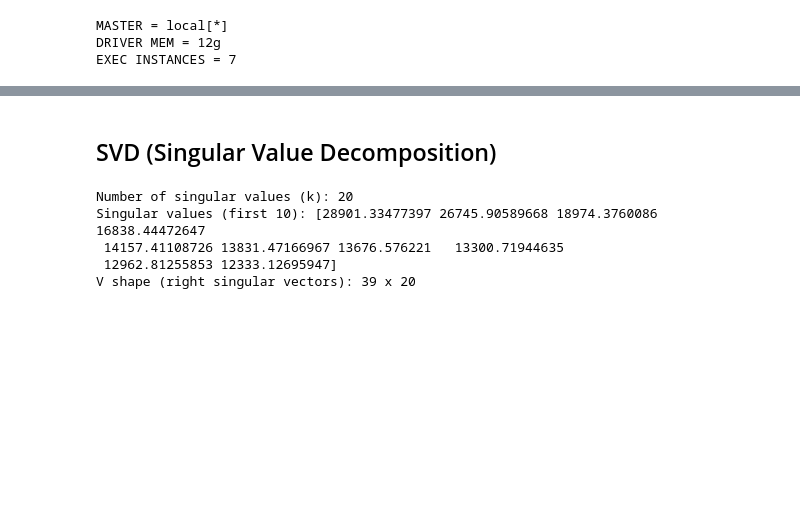
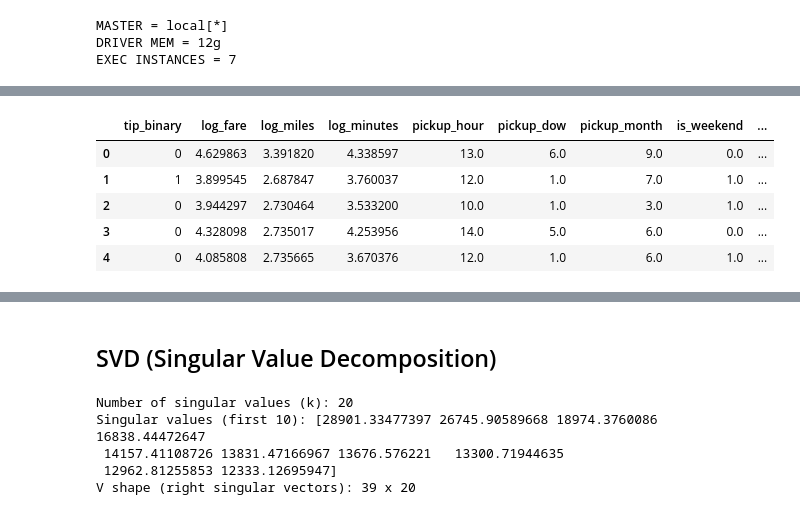
Before and after one commit to javageek2018/SparkGroupProject, a Jupyter notebook: final_model_232r.ipynb, the cells around one changed output, grey strips where cells are left out. Cells and saved outputs as stored; diff of their text form; code cells hidden in the pictures; blank space fills up the shorter version.

```diff
--- a/final_model_232r.ipynb
+++ b/final_model_232r.ipynb
@@ -69,0 +150,90 @@ EXEC INSTANCES = 7
+# %%
+num_cols = [
+    "log_fare",
+    "log_miles",
+    "log_minutes",
+    "tolls",
+    "congestion_surcharge",
+    "airport_fee",
+    "pickup_hour",
+    "pickup_dow",
+    "pickup_month",
+    "is_weekend",
+    "is_night",
+    "has_airport_fee",
+    "has_congestion_fee",
+    "total_surcharges",
+    "fare_per_mile"
+]
+
+# target (tip)
+df1 = df.withColumn("tip_binary", F.when(F.col("tips").cast("double") > 0, 1).otherwise(0))
+
+# numeric sanity casts first
+df1 = (
+    df1
+    .withColumn("base_passenger_fare", F.col("base_passenger_fare").cast("double"))
+    .withColumn("trip_miles", F.col("trip_miles").cast("double"))
+    .withColumn("trip_time", F.col("trip_time").cast("double"))
+    .withColumn("tolls", F.col("tolls").cast("double"))
+    .withColumn("bcf", F.col("bcf").cast("double"))
+    .withColumn("sales_tax", F.col("sales_tax").cast("double"))
+    .withColumn("congestion_surcharge", F.col("congestion_surcharge").cast("double"))
+    .withColumn("airport_fee", F.col("airport_fee").cast("double"))
+    .withColumn("tips", F.col("tips").cast("double"))
+)
+
+# time features
+df1 = (
+    df1
+    .withColumn("trip_minutes", F.col("trip_time") / F.lit(60.0))
+    .withColumn("pickup_hour", F.hour("pickup_datetime").cast("double"))
+    .withColumn("pickup_dow", F.dayofweek("pickup_datetime").cast("double"))
+    .withColumn("pickup_month", F.month("pickup_datetime").cast("double"))
+    .withColumn("log_fare", F.when(F.col("base_passenger_fare") >= 0, F.log1p("base_passenger_fare")).otherwise(None))
+    .withColumn("log_miles", F.when(F.col("trip_miles") >= 0, F.log1p("trip_miles")).otherwise(None))
+    .withColumn("log_minutes", F.when(F.col("trip_minutes") >= 0, F.log1p("trip_minutes")).otherwise(None))
+)
+
+# flags
+df1 = (
+    df1
+    .withColumn("is_weekend", F.when(F.dayofweek("pickup_datetime").isin([1, 7]), 1.0).otherwise(0.0))
+    .withColumn("is_night", F.when(F.hour("pickup_datetime").isin(list(range(0,6)) + list(range(20,24))), 1.0).otherwise(0.0))
+    .withColumn("has_airport_fee", F.when(F.col("airport_fee") > 0, 1.0).otherwise(0.0))
+    .withColumn("has_congestion_fee", F.when(F.col("congestion_surcharge") > 0, 1.0).otherwise(0.0))
+)
+
+df1 = (
+    df1
+    .withColumn(
+        "total_surcharges",
+        F.coalesce("tolls", F.lit(0.0)) +
+        F.coalesce("bcf", F.lit(0.0)) +
+        F.coalesce("sales_tax", F.lit(0.0)) +
+        F.coalesce("congestion_surcharge", F.lit(0.0)) +
+        F.coalesce("airport_fee", F.lit(0.0))
+    )
+)
+
+df1 = (
+    df1
+    .withColumn(
+        "fare_per_mile",
+        F.when(F.col("trip_miles") > 0, F.col("base_passenger_fare") / F.col("trip_miles")).otherwise(None)
+    )
+)
+
+df1.select(
+    "tip_binary", "log_fare", "log_miles", "log_minutes", "pickup_hour",
+    "pickup_dow", "pickup_month","is_weekend","is_night",
+    "has_airport_fee","has_congestion_fee",
+    "total_surcharges", "fare_per_mile"
+).limit(5).toPandas()
+# %% [output]
+|  | tip_binary | log_fare | log_miles | log_minutes | pickup_hour | pickup_dow | pickup_month | is_weekend | ... |
+| 0 | 0 | 4.629863 | 3.391820 | 4.338597 | 13.0 | 6.0 | 9.0 | 0.0 | ... |
+| 1 | 1 | 3.899545 | 2.687847 | 3.760037 | 12.0 | 1.0 | 7.0 | 1.0 | ... |
+| 2 | 0 | 3.944297 | 2.730464 | 3.533200 | 10.0 | 1.0 | 3.0 | 1.0 | ... |
+| 3 | 0 | 4.328098 | 2.735017 | 4.253956 | 14.0 | 5.0 | 6.0 | 0.0 | ... |
+| 4 | 0 | 4.085808 | 2.735665 | 3.670376 | 12.0 | 1.0 | 6.0 | 1.0 | ... |
```
Also changed, not shown: parts of 42 cells of this notebook.
